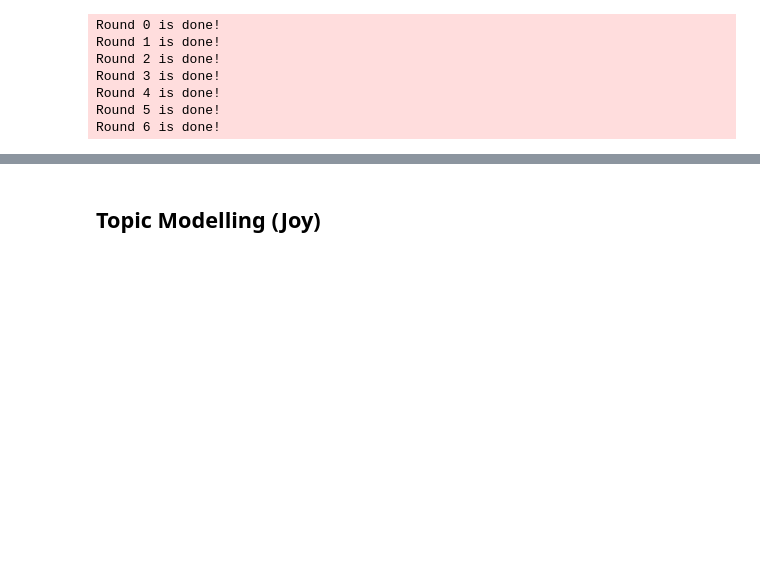
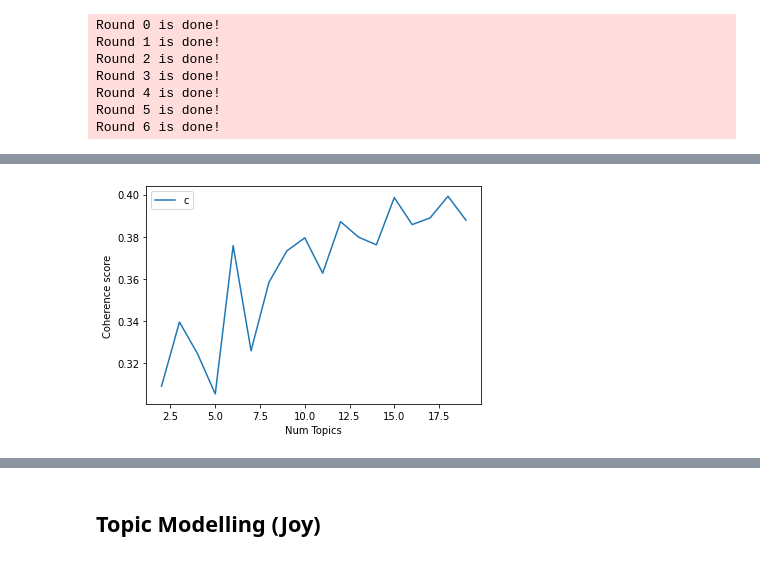
Before and after one commit to CJianYu98/Covid-19-Singapore-Analysis, a Jupyter notebook: Analysis/Sentiment Analysis_Topic Modelling/sentiment_analysis.ipynb, the cells around one changed output, grey strips where cells are left out. Cells and saved outputs as stored; diff of their text form; code cells hidden in the pictures; blank space fills up the shorter version.

```diff
--- a/Analysis/Sentiment Analysis_Topic Modelling/sentiment_analysis.ipynb
+++ b/Analysis/Sentiment Analysis_Topic Modelling/sentiment_analysis.ipynb
@@ -365,10 +368,10 @@ negative
 # %%
 sequence = ['joy', 'anger', 'sadness', 'fear', 'neutral', 'positive', 'negative']
-no_topics = [10, 10, 10, 10, 10, 10, 10] #update this after looking at all the coherence plots
+no_topics = [10, 10, 12, 8, 10, 9, 8] #update this after looking at all the coherence plots
 # %%
 for i in range(len(sequence)):
     opi_type = sequence[i]
-    lda_mallet = gensim.models.wrappers.LdaMallet(mallet_path, corpus=dictionary[opi_type]['opinions_vec'], iterations=500, num_topics=10, id2word=dictionary[opi_type]['opinions_dic'], random_seed=99)
+    lda_mallet = gensim.models.wrappers.LdaMallet(mallet_path, corpus=dictionary[opi_type]['opinions_vec'], iterations=500, num_topics=no_topics[i], id2word=dictionary[opi_type]['opinions_dic'], random_seed=99)
     dictionary[opi_type]['lda_mallet'] = lda_mallet
 
     mallet_lda_model= gensim.models.wrappers.ldamallet.malletmodel2ldamodel(lda_mallet)
@@ -404,0 +440,18 @@ cb_dict = pickle.load(open('circuit_breaker_sentiments.sav', 'rb'))
+# %%
+opinions_docs = corpus2docs_1(cb_val_joy_opinions)
+opinions_dic = gensim.corpora.Dictionary(opinions_docs)
+opinions_vecs = docs2vecs(opinions_docs, opinions_dic)
+# %%
+model_list = []
+coherence_values = []
+model_topics = []
+
+for num_topics in range(2, 20):
+    # lda_gensim = gensim.models.ldamodel.LdaModel(corpus=cb_opinions_vecs, id2word=cb_opinions_dic, num_topics=num_topics, random_state=99, iterations=100)
+    lda_mallet = gensim.models.wrappers.LdaMallet(mallet_path, iterations=500, corpus=opinions_vecs, num_topics=num_topics, id2word=opinions_dic, random_seed=99, alpha=0.1)
+    coherencemodel = CoherenceModel(model=lda_mallet, texts=opinions_docs, dictionary=opinions_dic, coherence='c_v')
+    model_topics.append(num_topics)
+    model_list.append(lda_mallet)
+    coherence_values.append(coherencemodel.get_coherence())
+    # print("#Topics: " + str(num_topics) + " Score: " + str(coherencemodel.get_coherence()))
+    print(num_topics)
@@ -404,0 +477,4 @@ cb_dict = pickle.load(open('circuit_breaker_sentiments.sav', 'rb'))
+# %%
+coherence_plot(coherence_values)
+# %% [output]
+[figure, added]
```
Also changed, not shown: parts of 54 cells of this notebook, 18 other files.
